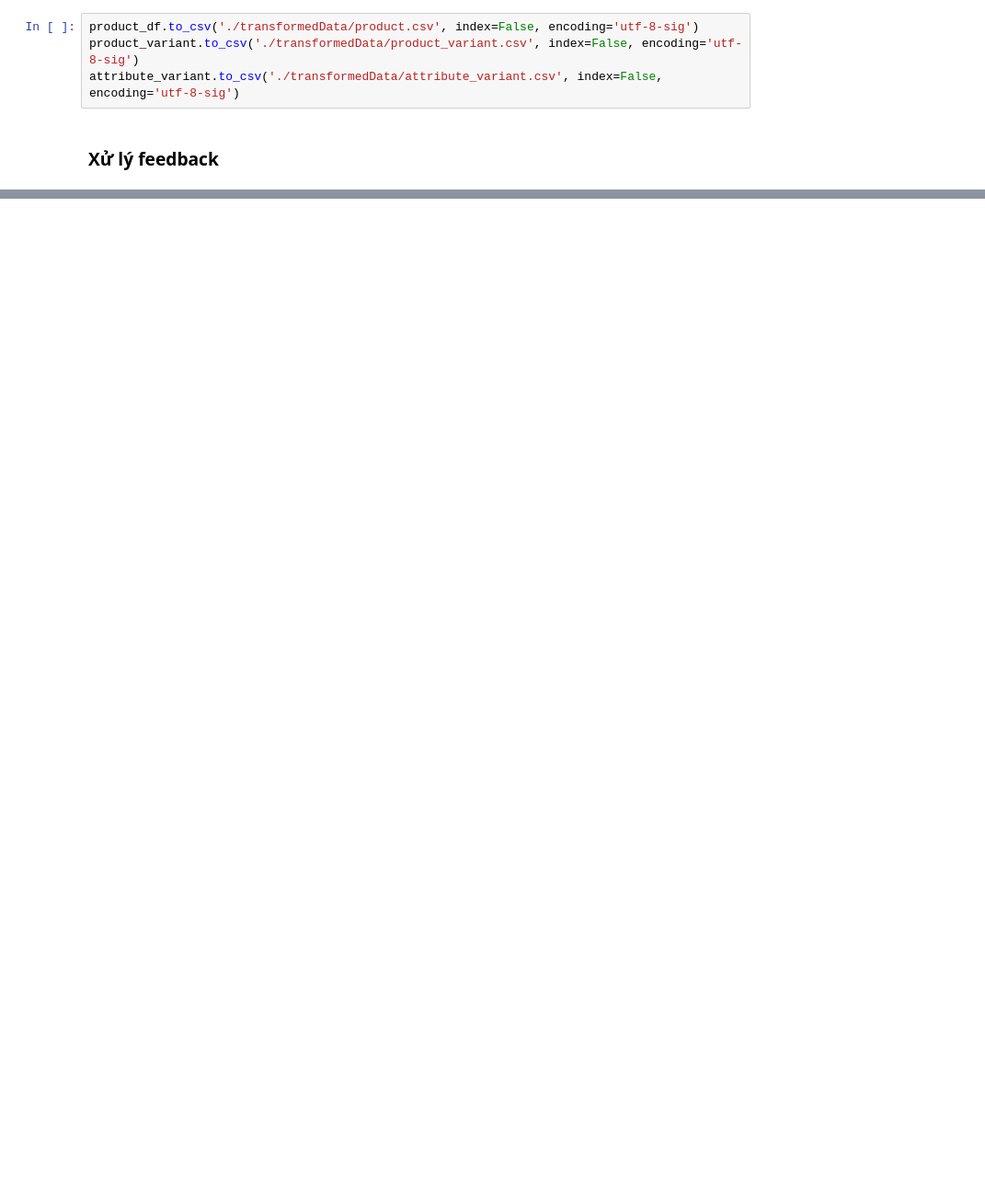
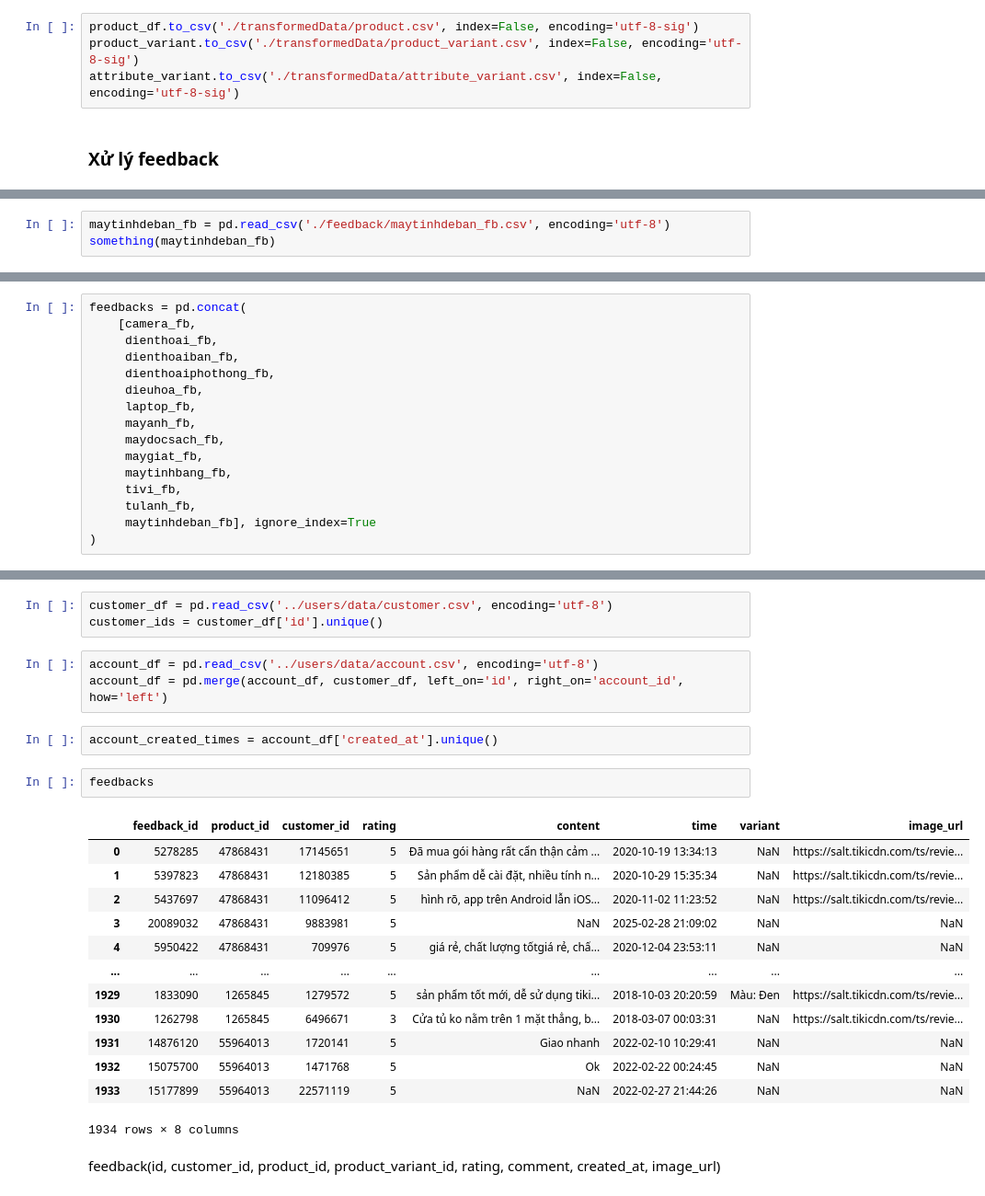
Before and after one commit to haiphong-0132/ETL_HQTCSDL, a Jupyter notebook: products/process.ipynb, the cells around one changed output, grey strips where cells are left out. Shown: that part at 92% size. Drawn from its saved outputs; the diff is of its cells as text; blank space fills up the shorter version.

```diff
--- a/products/process.ipynb
+++ b/products/process.ipynb
@@ -1344,0 +1408,3 @@ dtype: int64
+# %%
+maytinhdeban_fb = pd.read_csv('./feedback/maytinhdeban_fb.csv', encoding='utf-8')
+something(maytinhdeban_fb)
@@ -1344,0 +1426,16 @@ dtype: int64
+# %%
+feedbacks = pd.concat(
+    [camera_fb,
+     dienthoai_fb,
+     dienthoaiban_fb,
+     dienthoaiphothong_fb,
+     dieuhoa_fb,
+     laptop_fb,
+     mayanh_fb,
+     maydocsach_fb,
+     maygiat_fb,
+     maytinhbang_fb,
+     tivi_fb,
+     tulanh_fb,
+     maytinhdeban_fb], ignore_index=True
+)
@@ -1344,0 +1469,26 @@ dtype: int64
+# %%
+customer_df = pd.read_csv('../users/data/customer.csv', encoding='utf-8')
+customer_ids = customer_df['id'].unique()
+# %%
+account_df = pd.read_csv('../users/data/account.csv', encoding='utf-8')
+account_df = pd.merge(account_df, customer_df, left_on='id', right_on='account_id', how='left')
+# %%
+account_created_times = account_df['created_at'].unique()
+# %%
+feedbacks
+# %% [output]
+|  | feedback_id | product_id | customer_id | rating | content | time | variant | image_url |
+| 0 | 5278285 | 47868431 | 17145651 | 5 | Đã mua gói hàng rất cẩn thận cảm ... | 2020-10-19 13:34:13 | NaN | https://salt.tikicdn.com/ts/revie... |
+| 1 | 5397823 | 47868431 | 12180385 | 5 | Sản phẩm dễ cài đặt, nhiều tính n... | 2020-10-29 15:35:34 | NaN | https://salt.tikicdn.com/ts/revie... |
+| 2 | 5437697 | 47868431 | 11096412 | 5 | hình rõ, app trên Android lẫn iOS... | 2020-11-02 11:23:52 | NaN | https://salt.tikicdn.com/ts/revie... |
+| 3 | 20089032 | 47868431 | 9883981 | 5 | NaN | 2025-02-28 21:09:02 | NaN | NaN |
+| 4 | 5950422 | 47868431 | 709976 | 5 | giá rẻ, chất lượng tốtgiá rẻ, chấ... | 2020-12-04 23:53:11 | NaN | NaN |
+| ... | ... | ... | ... | ... | ... | ... | ... | ... |
+| 1929 | 1833090 | 1265845 | 1279572 | 5 | sản phẩm tốt mới, dễ sử dụng tiki... | 2018-10-03 20:20:59 | Màu: Đen | https://salt.tikicdn.com/ts/revie... |
+| 1930 | 1262798 | 1265845 | 6496671 | 3 | Cửa tủ ko nằm trên 1 mặt thẳng, b... | 2018-03-07 00:03:31 | NaN | https://salt.tikicdn.com/ts/revie... |
+| 1931 | 14876120 | 55964013 | 1720141 | 5 | Giao nhanh | 2022-02-10 10:29:41 | NaN | NaN |
+| 1932 | 15075700 | 55964013 | 1471768 | 5 | Ok | 2022-02-22 00:24:45 | NaN | NaN |
+| 1933 | 15177899 | 55964013 | 22571119 | 5 | NaN | 2022-02-27 21:44:26 | NaN | NaN |
+1934 rows × 8 columns
+# %% [markdown]
+feedback(id, customer_id, product_id, product_variant_id, rating, comment, created_at, image_url)
```
Also changed, not shown: parts of 81 cells of this notebook, 4 other files.
